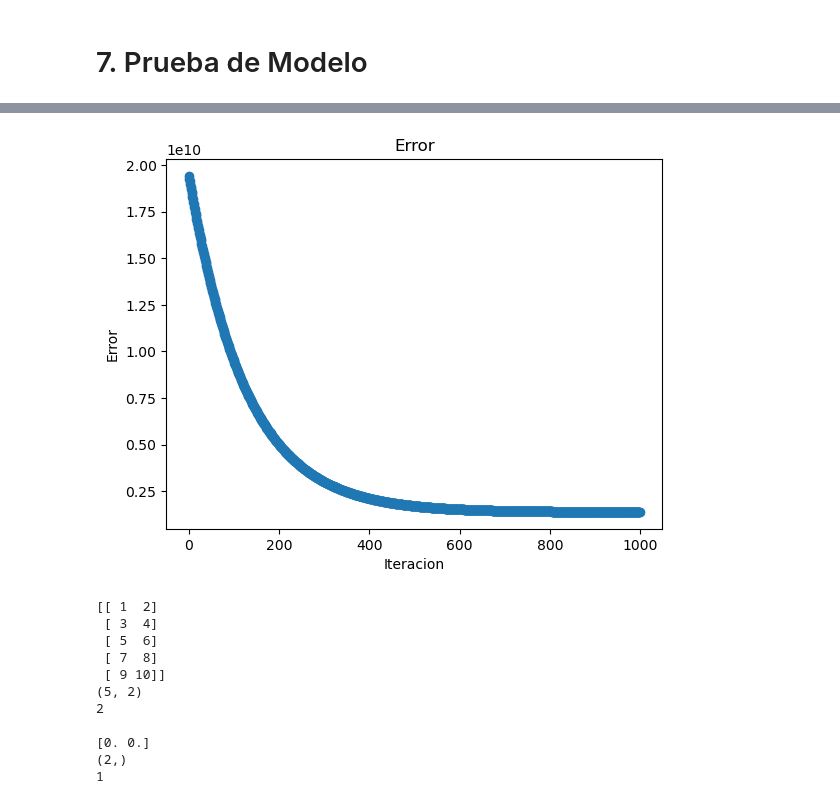
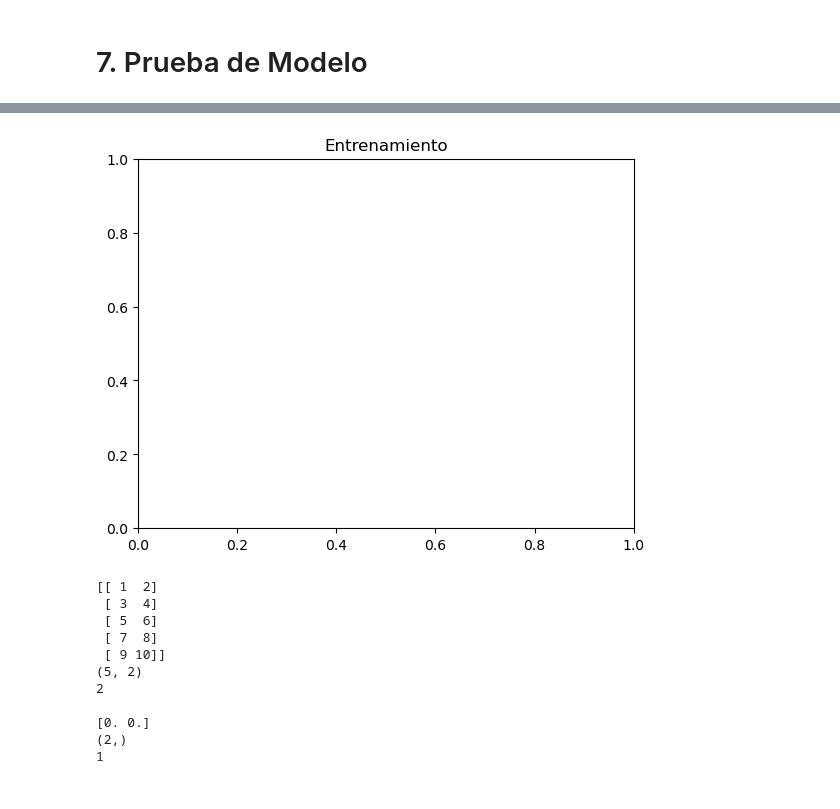
Before and after one commit to carlosriverayong/DS_Homeworks, a Jupyter notebook: Proyecto_RegresionLineal/Proyecto_Regresion.ipynb, the cells around one changed output, grey strips where cells are left out. Saved outputs shown, nothing was run; the diff lists cells and outputs as text; code cells hidden in the pictures.

```diff
--- a/Proyecto_RegresionLineal/Proyecto_Regresion.ipynb
+++ b/Proyecto_RegresionLineal/Proyecto_Regresion.ipynb
@@ -30,7 +30,11 @@ class RegresionLineal:
         self.imprimir_error_cada = imprimir_error_cada
         self.estructura_parametros = None
         self.estructura_error = None
+        self.estructura_prediccion = None
+        self.X_Train = None
+        self.Y_Train = None
         self.epochs = epochs
+        self.prueba54 = None
 
 
         #se definnen todos estos atributos para que pueda accederse a ellos por cualquier metodo de la clase.
@@ -60,13 +64,17 @@ class RegresionLineal:
             self.epochs = epochs
 
 
+        self.X_Train = X_Train
+        self.Y_Train = Y_Train
 
         n_filas, n_columnas = X_Train.shape #devuelve una tupla con la forma del dataset ingresado
         self.pendiente = np.zeros(n_columnas) # 1
         dicc_error = [] #para registrar los errores
         dicc_error_cada = [] # para registrar cada "imprimir_error_cada"
         dicc_parametros = [] # para registrar los datos del entrenamiento
+        dicc_prediccion = []
         contador = 0
+        self.prueba54 = np.array([])
 
 
 
@@ -77,7 +85,7 @@ class RegresionLineal:
 
             error_entreno = (1/(2*n_filas))*np.sum(np.square(Y_Train - prediccion_Y)) #Se calcula la funcion de costo del entrenamiento
 
-            dm = (1/n_filas) * np.dot(X_Train.T, (prediccion_Y - Y_Train)) #Se utiliza el metodo de des
+            dm = (1/n_filas) * np.dot(X_Train.T, (prediccion_Y - Y_Train))
             db = (1/n_filas) * np.sum(prediccion_Y - Y_Train)
 
 
@@ -85,14 +93,19 @@ class RegresionLineal:
             self.intercepto = self.intercepto - self.learning_rate*db
 
 
-            dicc_parametros.append ({"Epochs":q, "Prediccion": prediccion_Y})
+            #self.prueba54 = np.append(self.prueba54, prediccion_Y)
+            self.prueba54 = np.append(self.prueba54, prediccion_Y)
+
+            dicc_prediccion.append ({"Prediccion": prediccion_Y})
+            dicc_parametros.append ({"Epochs":q, "X": X_Train.flatten(), "Prediccion": prediccion_Y})
             dicc_error.append({"Epochs": q, "Error": error_entreno})
+
 
             contador = contador + 1
 
             if contador == imprimir_error_cada:
                 contador = 0
-                dicc_error_cada.append({"Epochs":q, "Error": error_entreno})
+                dicc_error_cada.append({"Epochs": q, "Error": error_entreno})
 
 
 
@@ -100,9 +113,14 @@ class RegresionLineal:
         estructura_error_cada = pd.DataFrame(dicc_error_cada)
         print(estructura_error_cada)
 
+
+        self.estructura_prediccion = pd.DataFrame(dicc_prediccion)
+
+
         self.estructura_parametros = pd.DataFrame(dicc_parametros)
         self.estructura_error = pd.DataFrame(dicc_error)
 
+        print(self.estructura_prediccion.values)
 
         return self.estructura_parametros, self.estructura_error #devuelve dos parametros, uno es la estructura que contiene los modelos de entrenamiento y el otro es el error a traves del tiempo.
 
@@ -121,10 +139,17 @@ class RegresionLineal:
     def graficar_entreno(self):
 
         plt.title('Entrenamiento')
-        plt.xlabel('Iteracion')
-        plt.ylabel('Prediccion')
-        plt.scatter(self.estructura_parametros['Epochs'], self.estructura_parametros['Prediccion'])
-        return plt
+
+        #X_flateado = self.X_Train.flatten()
+
+        #Y_prediccion = self.estructura_prediccion.iloc[1]
+        #Y_graf = list(Y_prediccion)
+
+        print(self.prueba54.shape)
+
+        #plt.plot(X_flateado, self.estructura_prediccion[1].flatten())
+        #plt.scatter(X_flateado, self.Y_Train)
+
 
 
 
@@ -348,3 +399,3 @@ reg_prueba_parametros, reg_prueba_error = Prueba.ajustar(X1_Train,Y_Train, 1000,
 # %%
-Prueba.graficar_error()
+Prueba.graficar_entreno()
 # %% [output]
@@ -352,4 +403,4 @@ Prueba.graficar_error()
-[figure, old version]
+[figure, new version]
 # %%
 prueba_x1 = np.array([[1,2], [3,4], [5,6], [7,8], [9, 10] ])
 
```
Also changed, not shown: parts of 7 cells of this notebook.
